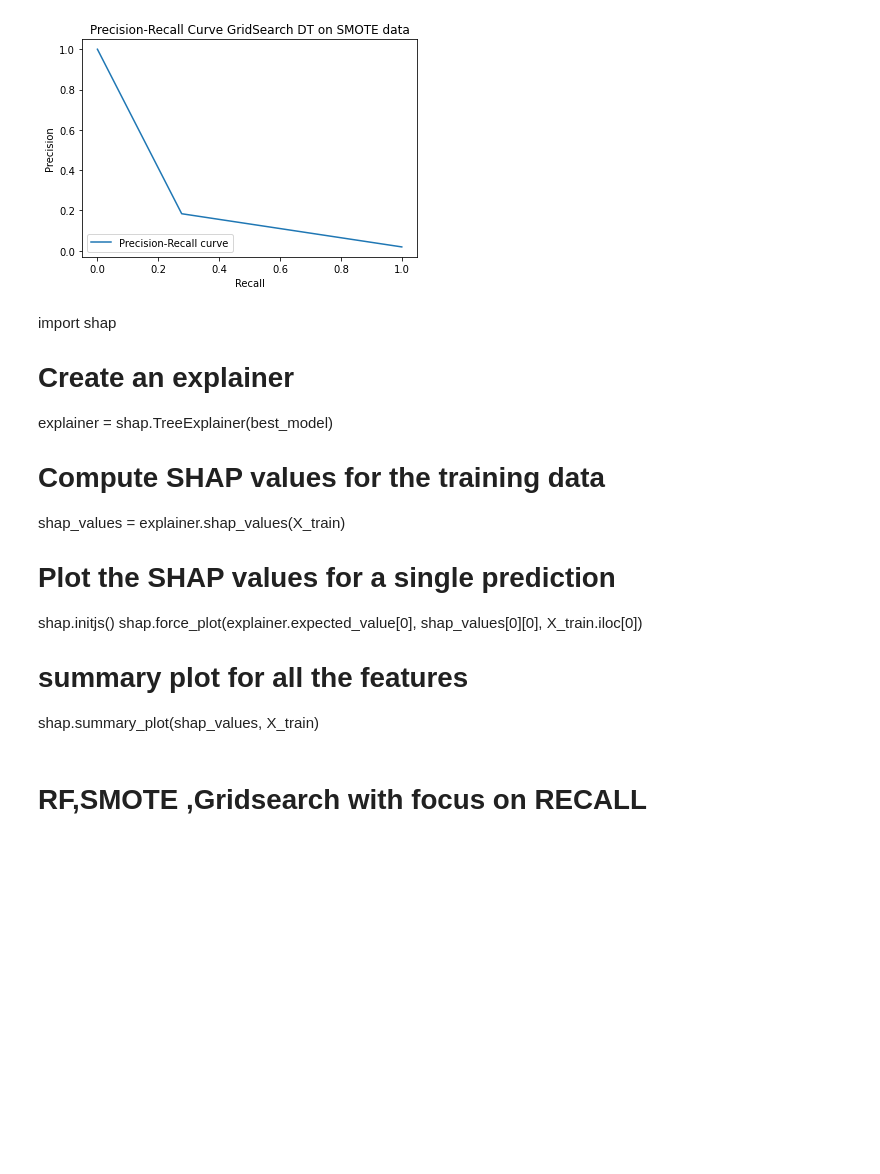
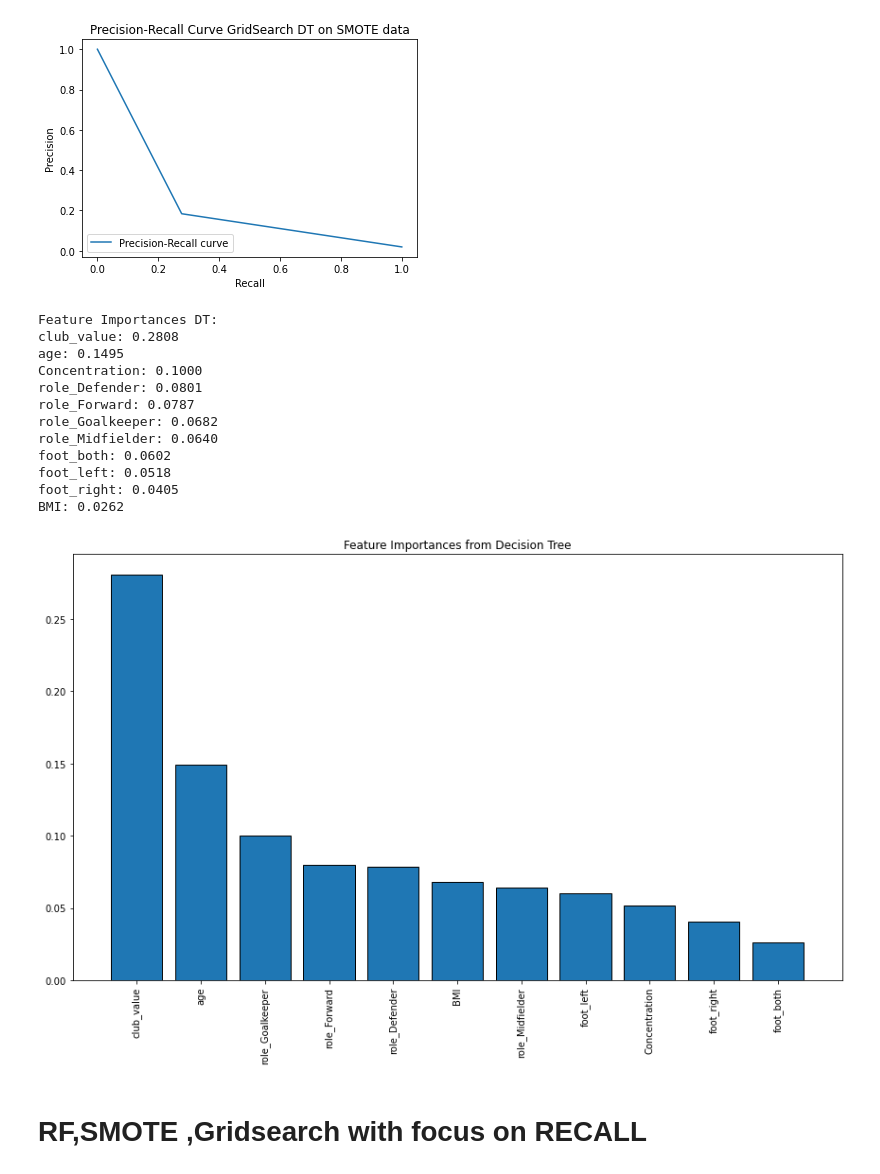
Before and after one commit to Sba22246/thesis, a Jupyter notebook: CAPSTONE_PART_3B-checkpoint.ipynb, the cells around one changed output. Cells and saved outputs as stored; diff of their text form; code cells hidden in the pictures; blank space fills up the shorter version.

```diff
--- a/CAPSTONE_PART_3B-checkpoint.ipynb
+++ b/CAPSTONE_PART_3B-checkpoint.ipynb
@@ -1494,18 +1485,40 @@ plt.legend(loc="lower left")
 plt.show()
 # %% [output]
 [figure]
-# %% [markdown]
-import shap
-
-# Create an explainer
-explainer = shap.TreeExplainer(best_model)
-
-# Compute SHAP values for the training data
-shap_values = explainer.shap_values(X_train)
-
-# Plot the SHAP values for a single prediction
-shap.initjs()
-shap.force_plot(explainer.expected_value[0], shap_values[0][0], X_train.iloc[0])
-
-# summary plot for all the features
-shap.summary_plot(shap_values, X_train)
+# %%
+# Get the feature importances
+dt_importances = dt_model.feature_importances_
+
+# Sort the feature importances in descending order and get the indices
+indices = np.argsort(dt_importances)[::-1]
+
+# Feature names (assuming 'X_train_smote' is a DataFrame)
+feature_names = X_train_smote.columns
+
+# Print each feature name and its importance
+print("Feature Importances DT:")
+for i in range(X_train_smote.shape[1]):
+    print(f"{feature_names[i]}: {dt_importances[indices[i]]:.4f}")
+
+# Plot the feature importances
+plt.figure(figsize=(12, 8))
+plt.title("Feature Importances from Decision Tree")
+plt.bar(range(X_train_smote.shape[1]), dt_importances[indices], align="center")
+plt.xticks(range(X_train_smote.shape[1]), feature_names[indices], rotation=90)
+plt.xlim([-1, X_train_smote.shape[1]])
+plt.tight_layout()
+plt.show()
+# %% [output]
+Feature Importances DT:
+club_value: 0.2808
+age: 0.1495
+Concentration: 0.1000
+role_Defender: 0.0801
+role_Forward: 0.0787
+role_Goalkeeper: 0.0682
+role_Midfielder: 0.0640
+foot_both: 0.0602
+foot_left: 0.0518
+foot_right: 0.0405
+BMI: 0.0262
+[figure, added]
```
Also changed, not shown: parts of 14 cells of this notebook.
